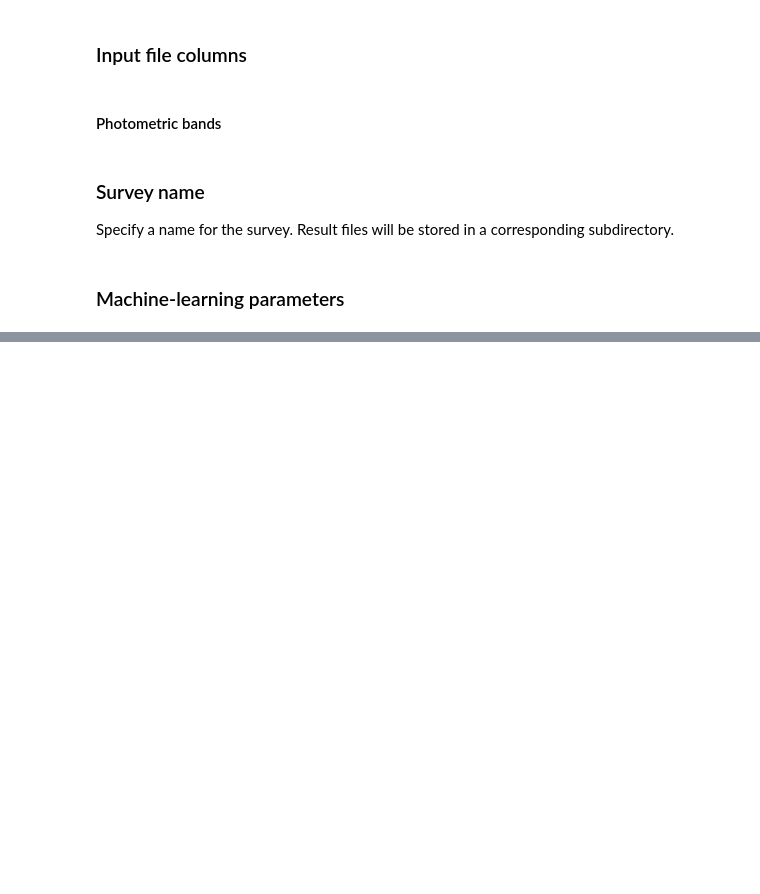
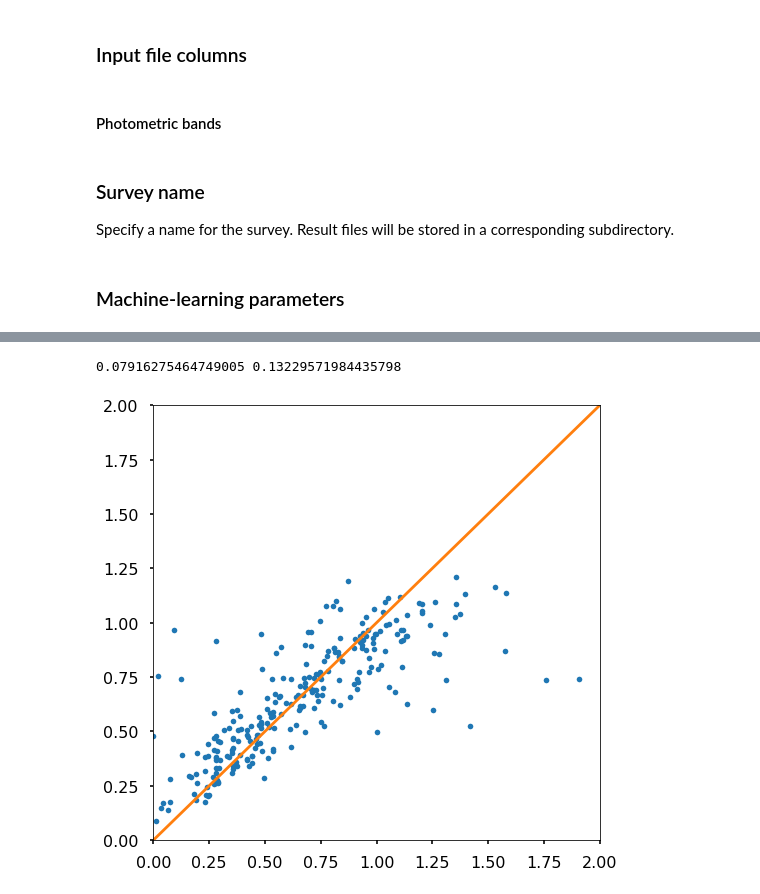
Before and after one commit to xavierjimenezp/shapepipe_photoz, a Jupyter notebook: UNIONS/photoz_ML.ipynb, the cells around one changed output, grey strips where cells are left out. Saved outputs shown, nothing was run; the diff lists cells and outputs as text; code cells hidden in the pictures; blank space fills up the shorter version.

```diff
--- a/UNIONS/photoz_ML.ipynb
+++ b/UNIONS/photoz_ML.ipynb
@@ -201,3 +209,19 @@ for alg_name in algs:
+# %%
+# Test of the predict function
+
+plt.figure(figsize=(8, 8))
+yphot = predict['RF'](method['RF'].X_test)
+yspec = np.array(method['RF'].y_test)
+plt.plot(yspec, yphot, '.')
+plt.plot([0, 2], [0, 2], '-')
+plt.xlim(0, 2)
+_ = plt.ylim(0, 2)
+
+sigma, eta = method['RF'].sigma_eta_score(yphot, yspec)
+print(sigma, eta)
+# %% [output]
+0.07916275464749005 0.13229571984435798
+[figure, added]
 # %%
 fig, (ax) = plt.subplots(1, 1)
 
```
Also changed, not shown: parts of 45 cells of this notebook, 2 other files.
